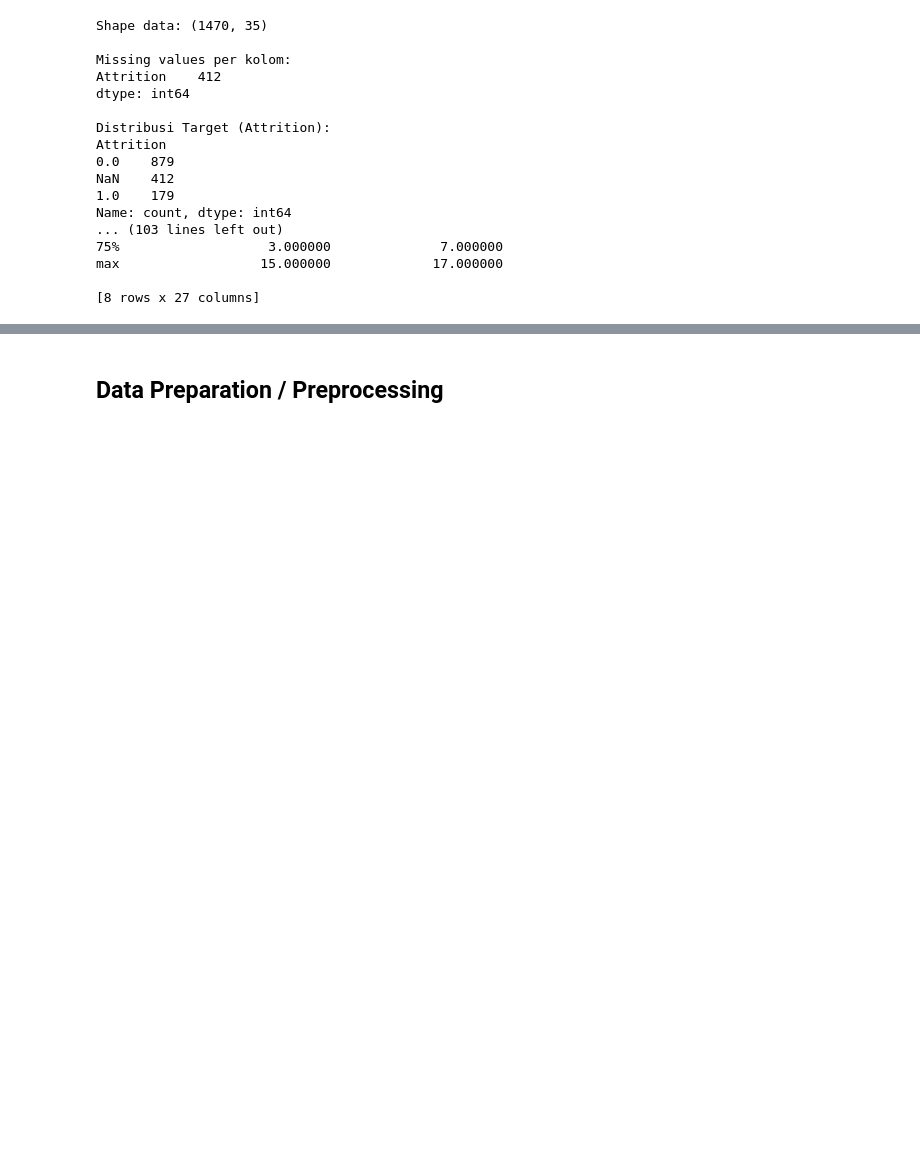
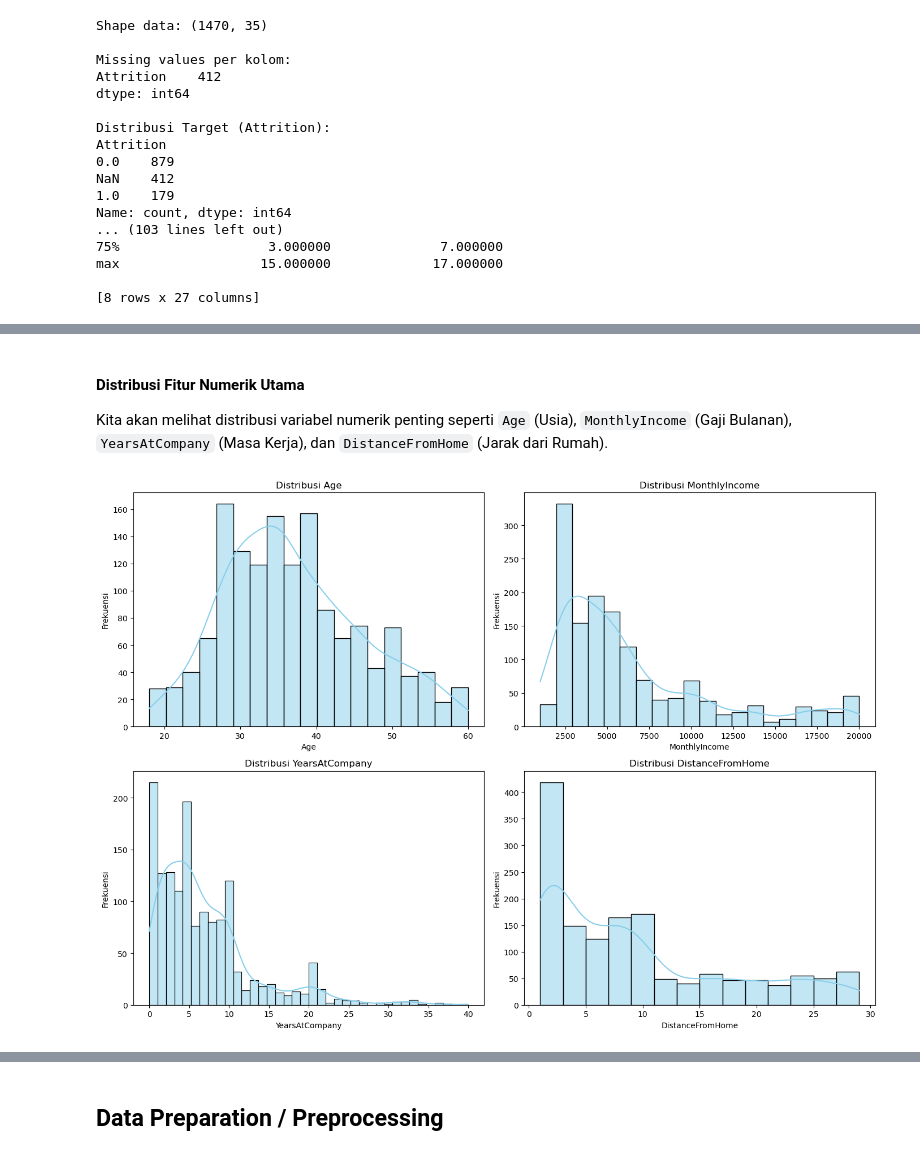
Before and after one commit to Naminiges/JayaMaju, a Jupyter notebook: notebook.ipynb, the cells around one changed output, grey strips where cells are left out. Drawn from its saved outputs; the diff is of its cells as text; code cells hidden in the pictures; blank space fills up the shorter version.

```diff
--- a/notebook.ipynb
+++ b/notebook.ipynb
@@ -83,0 +116,20 @@ max                  15.000000             17.000000
+# %% [markdown]
+#### Distribusi Fitur Numerik Utama
+Kita akan melihat distribusi variabel numerik penting seperti `Age` (Usia), `MonthlyIncome` (Gaji Bulanan), `YearsAtCompany` (Masa Kerja), dan `DistanceFromHome` (Jarak dari Rumah).
+# %%
+# Distribusi Fitur Numerik Utama
+num_features = ['Age', 'MonthlyIncome', 'YearsAtCompany', 'DistanceFromHome']
+fig, axes = plt.subplots(2, 2, figsize=(14, 10))
+axes = axes.flatten()
+
+for i, col in enumerate(num_features):
+    if col in df.columns:
+        sns.histplot(df[col], kde=True, ax=axes[i], color='skyblue')
+        axes[i].set_title(f'Distribusi {col}')
+        axes[i].set_xlabel(col)
+        axes[i].set_ylabel('Frekuensi')
+
+plt.tight_layout()
+plt.show()
+# %% [output]
+[figure, added]
```
Also changed, not shown: parts of 12 cells of this notebook, 5 other files.
